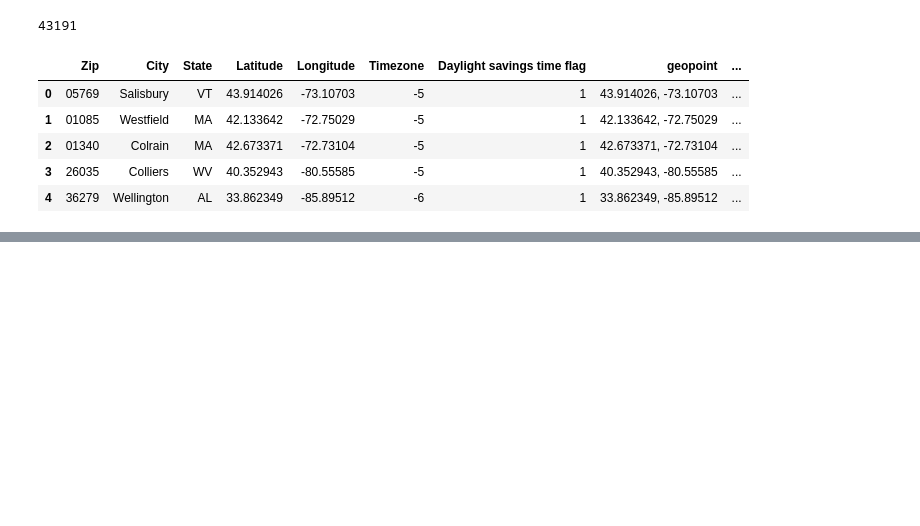
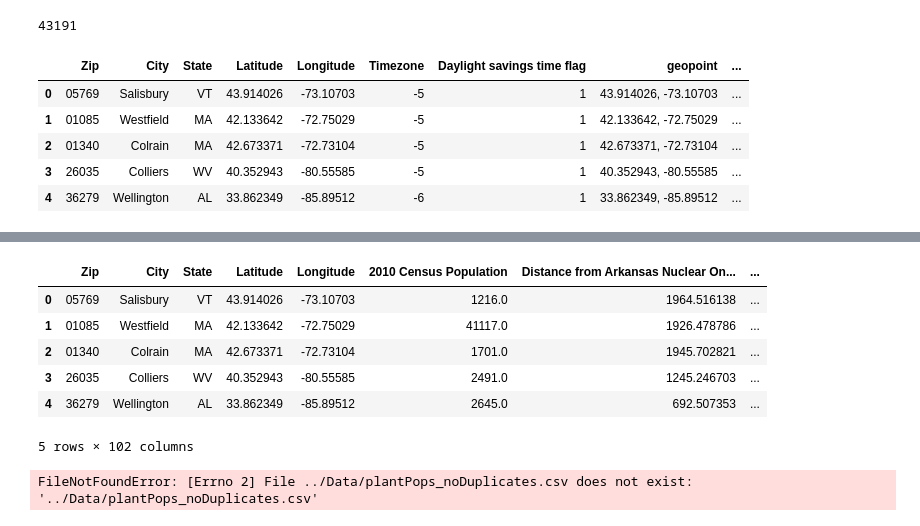
Before and after one commit to jhillner/Group-Project-1, a Jupyter notebook: Code/latDistance.ipynb, the cells around one changed output, grey strips where cells are left out. Saved outputs shown, nothing was run; the diff lists cells and outputs as text; code cells hidden in the pictures; blank space fills up the shorter version.

Commit message:
add new popPlant

```diff
--- a/Code/latDistance.ipynb
+++ b/Code/latDistance.ipynb
@@ -11,6 +11,9 @@ import warnings
 # %%
 ## load up zip code/geocode data
 geoData = pd.read_csv('../Data/zipCodeGeoCode.csv', converters={'Zip':str})
+# %%
+## load up plant data
+plantData = pd.read_excel('../Data/LatLongPlants.xlsx', converters={'Zip':str})
 # %%
 geoData.head()
 # %% [output]
@@ -88,10 +95,38 @@ len(geoPop)
 # %%
 #def reactorDistance(popDF, lat1Reactor, long1Reactor):
-for index, row in geoPop.iterrows():
-   #     warnings.filterwarnings('ignore')
-    lat1Reactor = 35.330898
-    long1Reactor = -93.247162
-    lat2City = row['Latitude']
-    long2City = row['Longitude']
-    dist = distanceCalculator(lat1Reactor, long1Reactor, lat2City, long2City)
-    geoPop.loc[index, 'Distance from Reactor'] = dist
+# for index, row in geoPop.iterrows():
+#    #     warnings.filterwarnings('ignore')
+#     lat1Reactor = 35.330898
+#     long1Reactor = -93.247162
+#     lat2City = row['Latitude']
+#     long2City = row['Longitude']
+#     dist = distanceCalculator(lat1Reactor, long1Reactor, lat2City, long2City)
+#     geoPop.loc[index, 'Distance from Reactor'] = dist
+# %%
+def reactorDistance(popDF, lat1Reactor, long1Reactor, plantName):
+    for index, row in popDF.iterrows():
+        lat2City = row['Latitude']
+        long2City = row['Longitude']
+        dist = distanceCalculator(lat1Reactor, long1Reactor, lat2City, long2City)
+        colTitle = f'Distance from {plantName}'
+        popDF.loc[index, colTitle] = dist
+
+    return popDF
+# %%
+for index, row in plantData.iterrows():
+    lat1Reactor = row['Lat']
+    long1Reactor = row['Long']
+    plantName = row['Name']
+#     print(plantName)
+    geoPop = reactorDistance(geoPop, lat1Reactor, long1Reactor, plantName)
+# %%
+#plantData.head()
+geoPop.head()
+# %% [output]
+|  | Zip | City | State | Latitude | Longitude | 2010 Census Population | Distance from Arkansas Nuclear On... | ... |
+| 0 | 05769 | Salisbury | VT | 43.914026 | -73.10703 | 1216.0 | 1964.516138 | ... |
+| 1 | 01085 | Westfield | MA | 42.133642 | -72.75029 | 41117.0 | 1926.478786 | ... |
+| 2 | 01340 | Colrain | MA | 42.673371 | -72.73104 | 1701.0 | 1945.702821 | ... |
+| 3 | 26035 | Colliers | WV | 40.352943 | -80.55585 | 2491.0 | 1245.246703 | ... |
+| 4 | 36279 | Wellington | AL | 33.862349 | -85.89512 | 2645.0 | 692.507353 | ... |
+5 rows × 102 columns
@@ -97,0 +135,5 @@ for index, row in geoPop.iterrows():
+# %%
+## load up zip code/geocode data
+geoDataNoDupes = pd.read_csv('../Data/plantPops_noDuplicates.csv', converters={'Zip':str})
+# %% [output]
+FileNotFoundError: [Errno 2] File ../Data/plantPops_noDuplicates.csv does not exist: '../Data/plantPops_noDuplicates.csv'
```
Also changed, not shown: parts of 5 cells of this notebook, 5 other files.
